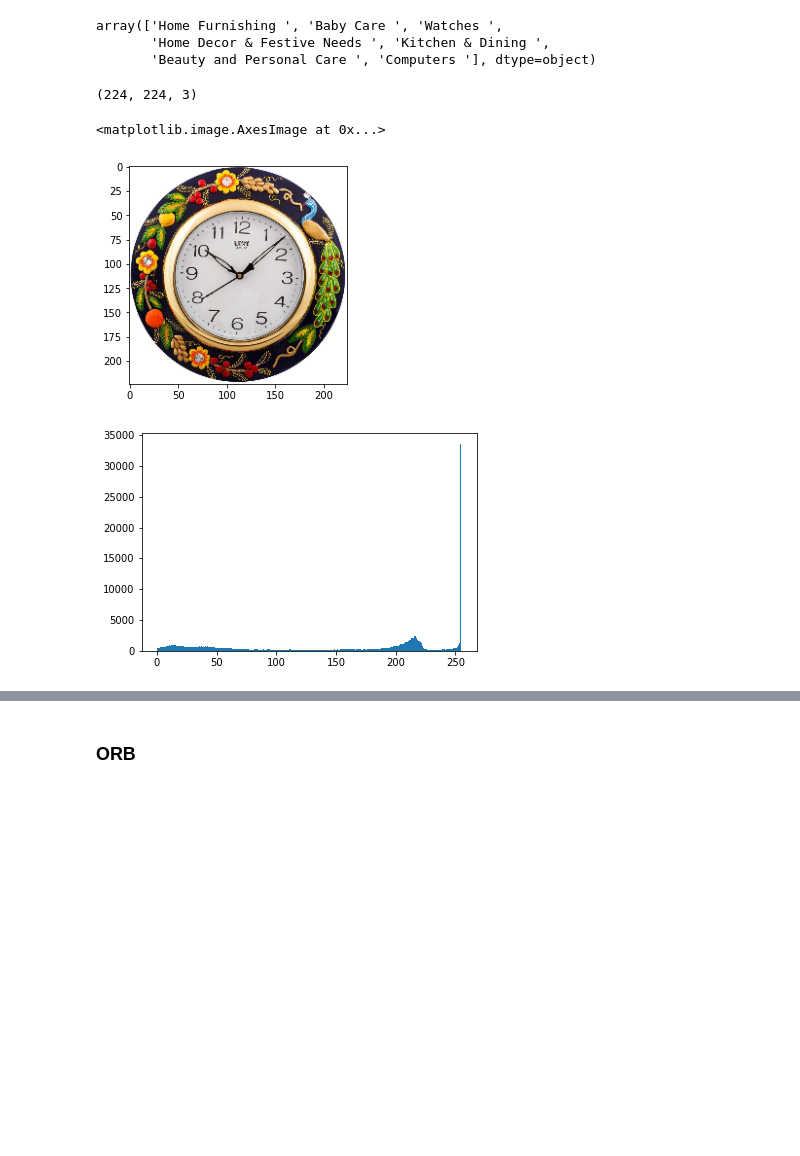
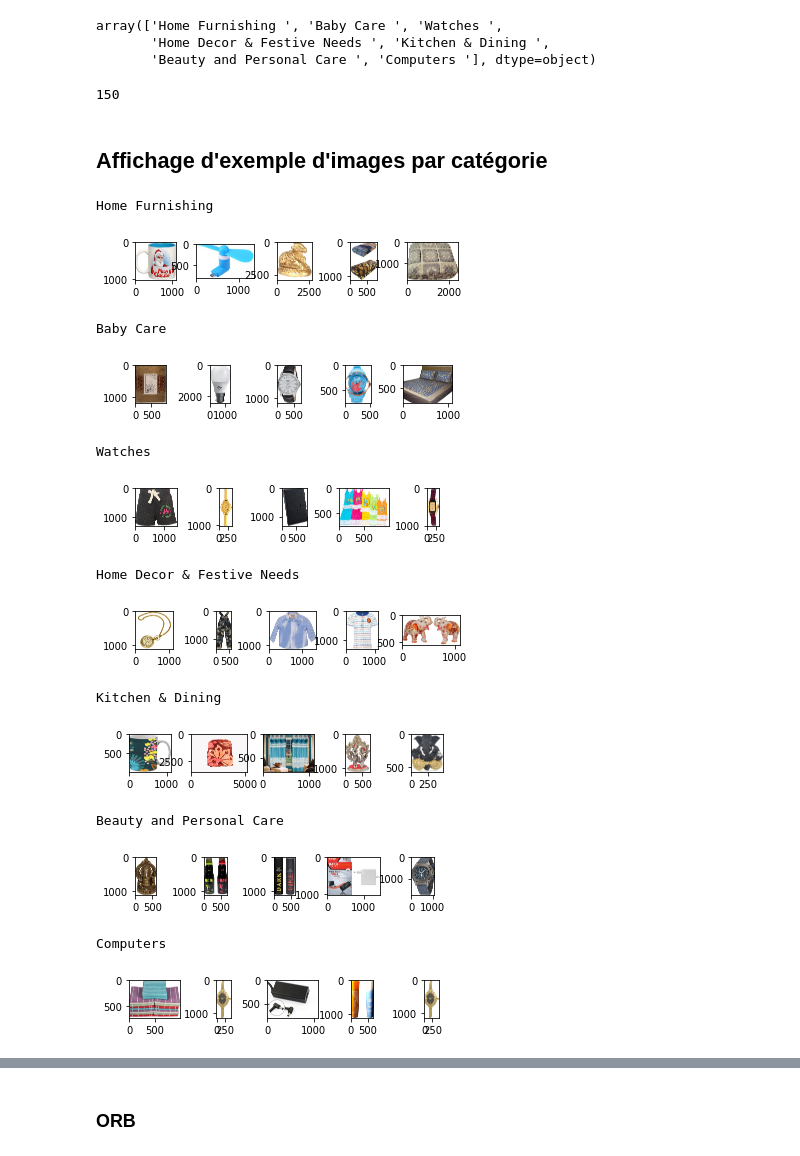
Before and after one commit to AbdulmagedALKHULAIFI/Automatic-classifer-consumer-goods, a Jupyter notebook: p6_2_IMG.ipynb, the cells around one changed output, grey strips where cells are left out. Saved outputs shown, nothing was run; the diff lists cells and outputs as text; code cells hidden in the pictures; blank space fills up the shorter version.

```diff
--- a/p6_2_IMG.ipynb
+++ b/p6_2_IMG.ipynb
@@ -151,6 +153,39 @@ list_home_decor_festive =[list_photos[i] for i in range(len(data)) if data["main
 list_kitchen_dining =[list_photos[i] for i in range(len(data)) if data["main_category"][i]=="Kitchen & Dining "]
 list_beauty_personal_care =[list_photos[i] for i in range(len(data)) if data["main_category"][i]=="Beauty and Personal Care "]
 list_computers = [list_photos[i] for i in range(len(data)) if data["main_category"][i]=="Computers "]
+# %%
+len(list_computers)
+# %% [output]
+150
+# %% [markdown]
+## Affichage d'exemple d'images par catégorie
+# %%
+for name in list_labels :
+    print(name)
+    max_number_images_categories = 150
+    # print("-------")
+    for i in range(5):
+        plt.subplot(5,5,i+1)
+        random_photo = random.randint(1, max_number_images_categories)
+        filename = path + list_images(name)[random_photo]
+        image = imread(filename)
+        plt.imshow(image)
+    plt.show()
+# %% [output]
+Home Furnishing
+[figure, added]
+Baby Care
+[figure, added]
+Watches
+[figure, added]
+Home Decor & Festive Needs
+[figure, added]
+Kitchen & Dining
+[figure, added]
+Beauty and Personal Care
+[figure, added]
+Computers
+[figure, added]
 # %%
 def resize_image(img, size, interpolation):
     """Function to resize image without deformation."""
@@ -221,19 +256,6 @@ def automatic_brightness_and_contrast(image, clip_hist_percent=1):
 
     auto_result = cv2.convertScaleAbs(image, alpha=alpha, beta=beta)
     return (auto_result, alpha, beta)
-# %%
-squared_image=resize_image(RGB_im, size=224, interpolation=cv2.INTER_AREA)
-print(squared_image.shape)
-plt.imshow(squared_image)
-# %% [output]
-(224, 224, 3)
-<matplotlib.image.AxesImage at 0x...>
-[figure, removed]
-# %%
-n, bins, patches = plt.hist(squared_image.flatten(), bins=range(256))
-plt.show()
-# %% [output]
-[figure, removed]
 # %%
 dir_read = imgs_path
 dir_write = preprocessed_imgs_path
```
Also changed, not shown: parts of 16 cells of this notebook.
